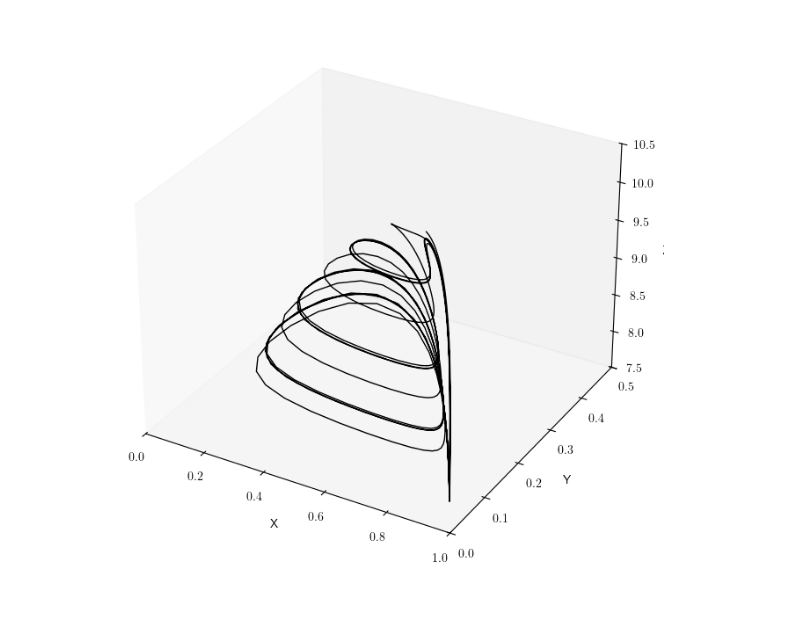
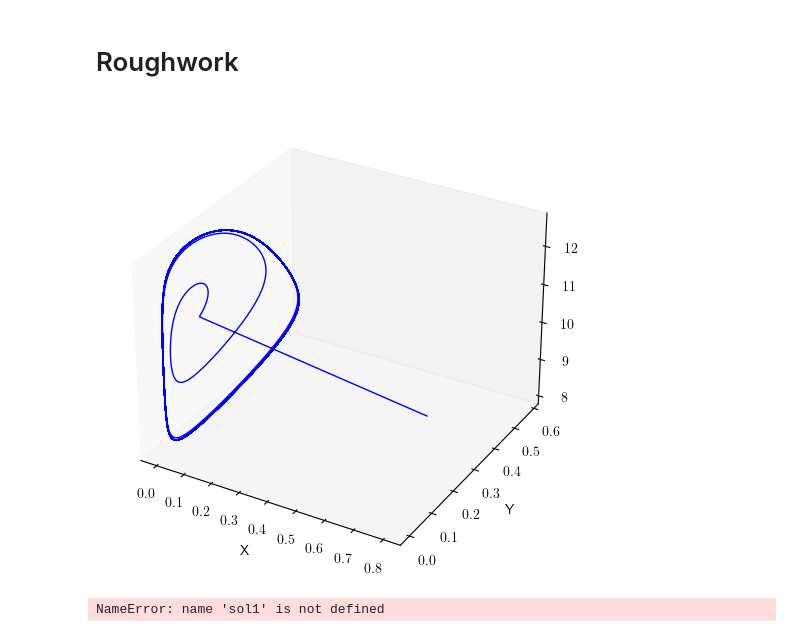
Before and after one commit to akshaysanjeevk/PopEcoEvo-Course, a Jupyter notebook: Hastings-Powell.ipynb, the cells around one changed output. Cells and saved outputs as stored; diff of their text form; code cells hidden in the pictures; blank space fills up the shorter version.

```diff
--- a/Hastings-Powell.ipynb
+++ b/Hastings-Powell.ipynb
@@ -46,0 +126,25 @@ Text(0.5, 0, 'Time')
+# %%
+def f(u, a, b):
+    return a*u/(1+b*u)
+
+def HP2(V, t, prms):
+    x,y,z = V
+    dxdt = x*(1-x) - f(x, prms['a1'], prms['b1'])*z
+    dydt = y*(1-y) - f(y, prms['a2'], prms['b2'])*z
+    dzdt = f(x, prms['a1'], prms['b1'])*z + f(y, prms['a2'], prms['b2'])*z  - prms['dz']*z
+
+    return [dxdt,dydt, dzdt]
+
+HP2prm = {
+    'a1':5,
+    'b1':3,
+    'a2':.1,
+    'b2':2,
+    'dy':.4,
+    'dz':.01,
+    'tmax':6000,
+    'tn':1e5,
+    'V0':[.8, .15, 9.9]
+}
+
+t2, sol2 = Simualte(HP2, HP2prm, traj=True, traj3d=True)
@@ -47,19 +154,28 @@ Text(0.5, 0, 'Time')
+# %% [markdown]
+# Roughwork
 # %%
-
-from mpl_toolkits.mplot3d import Axes3D
-x, y, z = sol[5000:6000, 0], sol[5000:6000, 1], sol[5000:6000,2]
-
-fig = plt.figure(figsize=(8,8))
+x, y, z = sol2[:, 0], sol2[:, 1], sol2[:,2]
+fig = plt.figure(figsize=(6,6))
 ax = fig.add_subplot(111, projection='3d')
-ax.plot(x, y, z, color='black', linewidth=1)
+ax.plot(x, y, z, color='blue', linewidth=1)
 ax.plot(0.8, 0.15, 9.9, color='red', markersize=5)
 ax.set_xlabel('X')
 ax.set_ylabel('Y')
 ax.set_zlabel('Z')
-
-ax.set_xlim(0,1)
-ax.set_ylim(0,.5)
-ax.set_zlim(7.5, 10.5)
 ax.grid(False)
+plt.show()
 # %% [output]
-[figure, old version]
+[figure, new version]
+# %%
+x, y, z = sol1[:, 0], sol1[:, 1], sol1[:,2]
+fig = plt.figure(figsize=(6,6))
+ax = fig.add_subplot(111, projection='3d')
+ax.plot(x, y, z, color='blue', linewidth=1)
+ax.plot(0.8, 0.15, 9.9, color='red', markersize=5)
+ax.set_xlabel('X')
+ax.set_ylabel('Y')
+ax.set_zlabel('Z')
+ax.grid(False)
+plt.show()
+# %% [output]
+NameError: name 'sol1' is not defined
```
Also changed, not shown: parts of 8 cells of this notebook.
